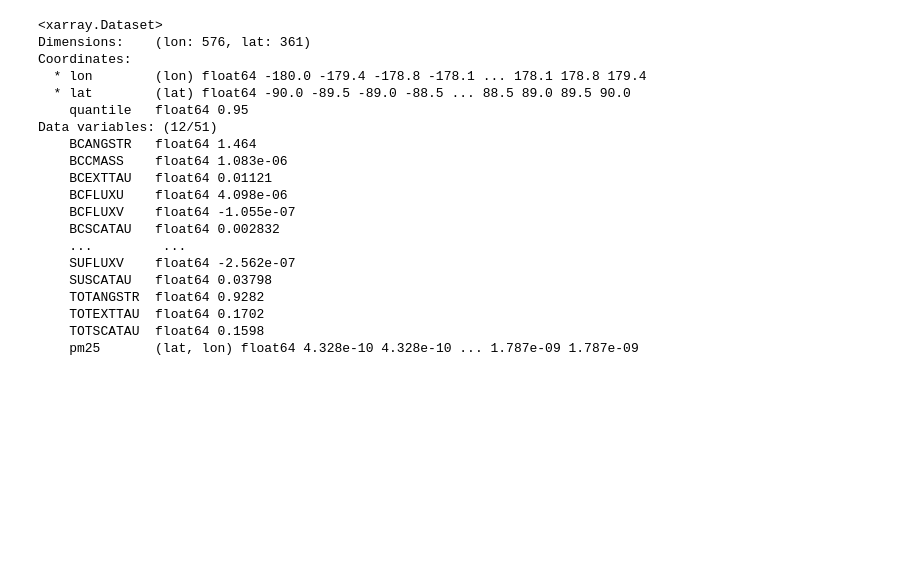
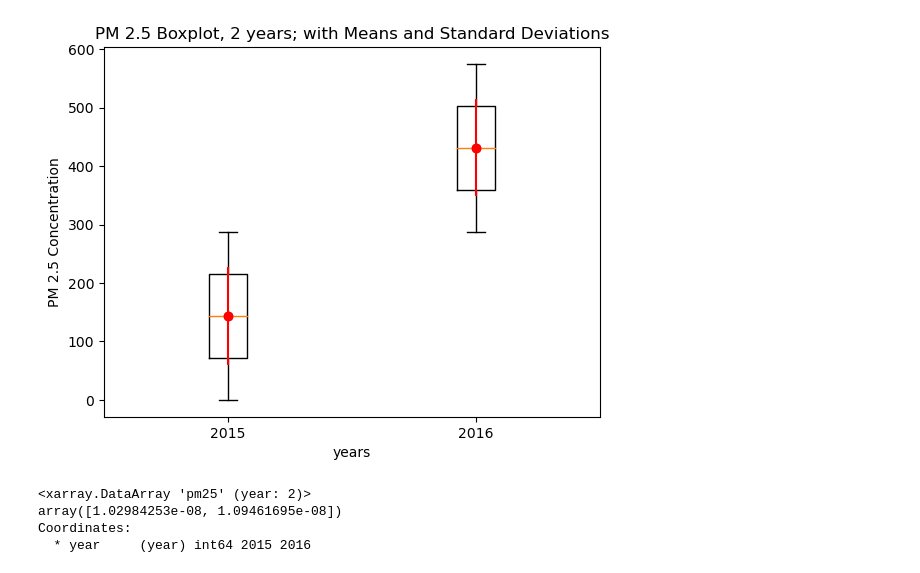
Before and after one commit to 8t88/Air-Quality, a Jupyter notebook: EDA.ipynb, the cells around one changed output. Drawn from its saved outputs; the diff is of its cells as text; code cells hidden in the pictures; blank space fills up the shorter version.

Commit message:
getting the maps and graphs to work, reformatting api notebook

```diff
--- a/EDA.ipynb
+++ b/EDA.ipynb
@@ -75,0 +106,26 @@ aq_data_full = aq_monthly_data.assign(pm25=aq_data['DUSMASS25']+aq_data['SSSMASS
+# %%
+from datetime import datetime
+from dateutil.relativedelta import relativedelta
+import time
+
+pull_year = datetime(2015, 1, 1)
+end_year = datetime(2017, 1, 1)
+#end_year = datetime(2025, 1, 1)
+
+aq_monthly_data_arr = []
+
+while pull_year < end_year:
+    start_dt = pull_year.strftime("%Y-%m-%d")
+    end_dt = (pull_year+relativedelta(years=1)-relativedelta(days=1)).strftime("%Y-%m-%d")
+    aq_dataset = get_pm25_data(username, pw, start_date=start_dt, end_date=end_dt, minlong=minlong, maxlong=maxlong, minlat=minlat, maxlat=maxlat)
+    aq_dfs = [agg_long_lat(open_ncfile(aq_arr)) for aq_arr in aq_dataset]
+    aq_monthly_data = xr.concat(aq_dfs, dim="time")
+    aq_monthly_data_arr.append(aq_monthly_data)
+
+    pull_year+=relativedelta(years=1)
+    time.sleep(30)#pause for 30 seconds
+
+#concatenate the years of data
+aq_monthly_data_full = xr.concat(aq_monthly_data_arr, dim="time")
+#save aq_monthly_data
+aq_monthly_data_full.to_netcdf("./data/aq_monthly_data.nc")
@@ -76,25 +150,27 @@ aq_data_full = aq_monthly_data.assign(pm25=aq_data['DUSMASS25']+aq_data['SSSMASS
+# %%
+#box plots
+year_labels = []; aq_data_by_yearly = []
+for key, val in aq_monthly_data_full.groupby('time.year').groups.items():
+    year_labels.append(key)
+    aq_data_by_yearly.append(val)
+mean = [np.mean(d) for d in aq_data_by_yearly]
+std_devs = [np.std(d) for d in aq_data_by_yearly]
+plt.boxplot(aq_data_by_yearly, positions=[x for x in range(1,len(year_labels)+1)], labels=year_labels)
+for i in range(len(mean)):
+   plt.plot(i + 1, mean[i], 'ro')
+# Adds standard deviations as error bars
+for i in range(len(std_devs)):
+   plt.errorbar(i + 1, mean[i], yerr=std_devs[i], fmt='o', color='red')
+plt.title('PM 2.5 Boxplot, %s years; with Means and Standard Deviations'%(str(len(year_labels))))
+plt.xlabel('years')
+plt.ylabel('PM 2.5 Concentration')
+plt.show()
+# %% [output]
+[figure, added]
 # %%
-aq_monthly_avg = aq_data_full.groupby('time.month').mean()
+print(aq_monthly_data_full.groupby('time.year').mean()['pm25'])
+# %% [output]
+<xarray.DataArray 'pm25' (year: 2)>
+array([1.02984253e-08, 1.09461695e-08])
+Coordinates:
+  * year     (year) int64 2015 2016
-# %%
-aq_monthly_avg.quantile(0.95, dim='month')
-# %% [output]
-<xarray.Dataset>
-Dimensions:    (lon: 576, lat: 361)
-Coordinates:
-  * lon        (lon) float64 -180.0 -179.4 -178.8 -178.1 ... 178.1 178.8 179.4
-  * lat        (lat) float64 -90.0 -89.5 -89.0 -88.5 ... 88.5 89.0 89.5 90.0
-    quantile   float64 0.95
-Data variables: (12/51)
-    BCANGSTR   float64 1.464
-    BCCMASS    float64 1.083e-06
-    BCEXTTAU   float64 0.01121
-    BCFLUXU    float64 4.098e-06
-    BCFLUXV    float64 -1.055e-07
-    BCSCATAU   float64 0.002832
-    ...         ...
-    SUFLUXV    float64 -2.562e-07
-    SUSCATAU   float64 0.03798
-    TOTANGSTR  float64 0.9282
-    TOTEXTTAU  float64 0.1702
-    TOTSCATAU  float64 0.1598
-    pm25       (lat, lon) float64 4.328e-10 4.328e-10 ... 1.787e-09 1.787e-09
```
Also changed, not shown: parts of 18 cells of this notebook, 1 other file.
